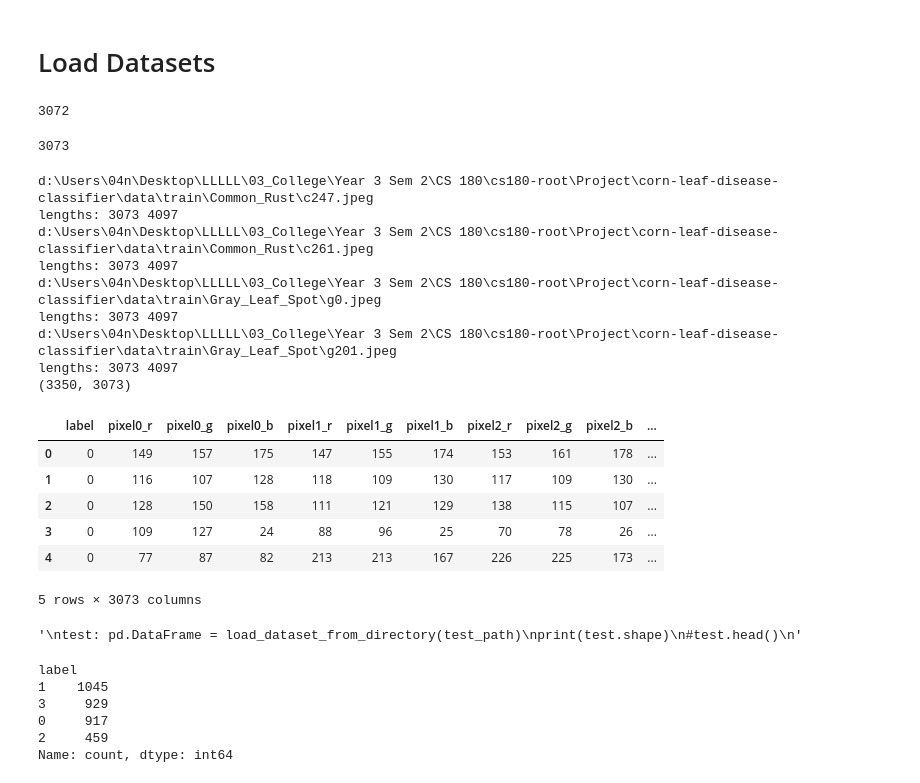
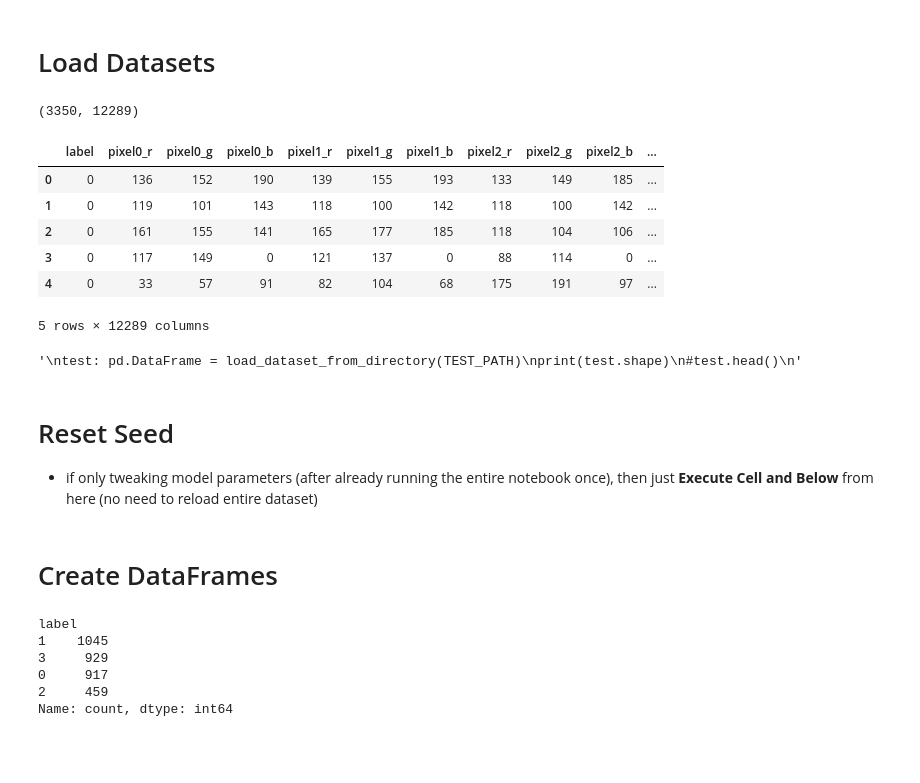
Before and after one commit to 04nada/corn-leaf-disease-classifier, a Jupyter notebook: cnn/cnn.ipynb, the cells around one changed output. Drawn from its saved outputs; the diff is of its cells as text; code cells hidden in the pictures; blank space fills up the shorter version.

```diff
--- a/cnn/cnn.ipynb
+++ b/cnn/cnn.ipynb
@@ -53,27 +64,18 @@ test_path = root_path / 'data' / 'test'
 # %%
 def load_image_from_path(image_path: Path) -> list[int]:
-    image: Image.Image = Image.open(image_path).resize(IMAGE_SIZE)
-    image_flat: NDArray[Any] = np.asarray(image, dtype="int").flatten()
-    ret_int: list[int] = [int(i) for i in image_flat]
-    return ret_int
+    image: Image.Image = Image.open(image_path).convert('RGB').resize((64,64))
+    image = ImageEnhance.Color(image).enhance(2.0)
+
+    image_flat: NDArray[Any] = np.asarray(image, dtype="int64").flatten()
+
+    ret: list[int] = [int(i) for i in image_flat]
+    return ret
-# %%
-sample_image = load_image_from_path(train_path / 'Blight' / 'b1.jpeg')
-print(len(sample_image))
-# %% [output]
-3072
-# %%
-columns: list[str] = ['label']
-for i in range(IMAGE_SIZE[0]):
-    for j in range(IMAGE_SIZE[1]):
-        for k in ['r', 'g', 'b']:
-            columns.append(f'pixel{i*IMAGE_SIZE[0] + j}_{k}')
-print(len(columns))
-# %% [output]
-3073
+# %%
+def get_dataset_classes(dataset_path: Path) -> list[str]:
+    return [d.name for d in dataset_path.iterdir() if d.is_dir()]
 # %%
 def load_dataset_from_directory(dataset_path: Path) -> pd.DataFrame:
-    dataset_class_paths: list[Path] = [d for d in dataset_path.iterdir() if d.is_dir()]
-    dataset_classes: list[str] = [d.name for d in dataset_class_paths]
+    dataset_classes: list[str] = get_dataset_classes(dataset_path)
 
     labels: list[str] = ['label']
     for i in range(IMAGE_SIZE[0]):
@@ -93,10 +95,6 @@ def load_dataset_from_directory(dataset_path: Path) -> pd.DataFrame:
             row.append(d_c)
             row.extend(load_image_from_path(image_path))
 
-            if len(labels) != len(row):
-                print(image_path)
-                print(f'lengths: {len(labels)} {len(row)}')
-
             for i in range(len(labels)):
                 data[labels[i]].append(row[i])
 
@@ -106,31 +104,27 @@ def load_dataset_from_directory(dataset_path: Path) -> pd.DataFrame:
 
     return ret
 # %%
-train: pd.DataFrame = load_dataset_from_directory(train_path)
+train: pd.DataFrame = load_dataset_from_directory(TRAIN_PATH)
 print(train.shape)
 train.head()
 # %% [output]
-d:\Users\04n\Desktop\LLLLL\03_College\Year 3 Sem 2\CS 180\cs180-root\Project\corn-leaf-disease-classifier\data\train\Common_Rust\c247.jpeg
-lengths: 3073 4097
-d:\Users\04n\Desktop\LLLLL\03_College\Year 3 Sem 2\CS 180\cs180-root\Project\corn-leaf-disease-classifier\data\train\Common_Rust\c261.jpeg
-lengths: 3073 4097
-d:\Users\04n\Desktop\LLLLL\03_College\Year 3 Sem 2\CS 180\cs180-root\Project\corn-leaf-disease-classifier\data\train\Gray_Leaf_Spot\g0.jpeg
-lengths: 3073 4097
-d:\Users\04n\Desktop\LLLLL\03_College\Year 3 Sem 2\CS 180\cs180-root\Project\corn-leaf-disease-classifier\data\train\Gray_Leaf_Spot\g201.jpeg
-lengths: 3073 4097
-(3350, 3073)
+(3350, 12289)
 |  | label | pixel0_r | pixel0_g | pixel0_b | pixel1_r | pixel1_g | pixel1_b | pixel2_r | pixel2_g | pixel2_b | ... |
-| 0 | 0 | 149 | 157 | 175 | 147 | 155 | 174 | 153 | 161 | 178 | ... |
-| 1 | 0 | 116 | 107 | 128 | 118 | 109 | 130 | 117 | 109 | 130 | ... |
-| 2 | 0 | 128 | 150 | 158 | 111 | 121 | 129 | 138 | 115 | 107 | ... |
-| 3 | 0 | 109 | 127 | 24 | 88 | 96 | 25 | 70 | 78 | 26 | ... |
-| 4 | 0 | 77 | 87 | 82 | 213 | 213 | 167 | 226 | 225 | 173 | ... |
+| 0 | 0 | 136 | 152 | 190 | 139 | 155 | 193 | 133 | 149 | 185 | ... |
+| 1 | 0 | 119 | 101 | 143 | 118 | 100 | 142 | 118 | 100 | 142 | ... |
+| 2 | 0 | 161 | 155 | 141 | 165 | 177 | 185 | 118 | 104 | 106 | ... |
+| 3 | 0 | 117 | 149 | 0 | 121 | 137 | 0 | 88 | 114 | 0 | ... |
+| 4 | 0 | 33 | 57 | 91 | 82 | 104 | 68 | 175 | 191 | 97 | ... |
-5 rows × 3073 columns
+5 rows × 12289 columns
 # %%
 '''
-test: pd.DataFrame = load_dataset_from_directory(test_path)
+test: pd.DataFrame = load_dataset_from_directory(TEST_PATH)
 print(test.shape)
 #test.head()
 '''
 # %% [output]
-'\ntest: pd.DataFrame = load_dataset_from_directory(test_path)\nprint(test.shape)\n#test.head()\n'
+'\ntest: pd.DataFrame = load_dataset_from_directory(TEST_PATH)\nprint(test.shape)\n#test.head()\n'
+# %% [markdown]
+# Reset Seed
+
+- if only tweaking model parameters (after already running the entire notebook once), then just **Execute Cell and Below** from here (no need to reload entire dataset)
@@ -137,3 +140,5 @@ print(test.shape)
+# %% [markdown]
+# Create DataFrames
 # %%
 Y_train: pd.Series = train['label']
 X_train: pd.DataFrame = train.drop(
```
Also changed, not shown: parts of 38 cells of this notebook.
